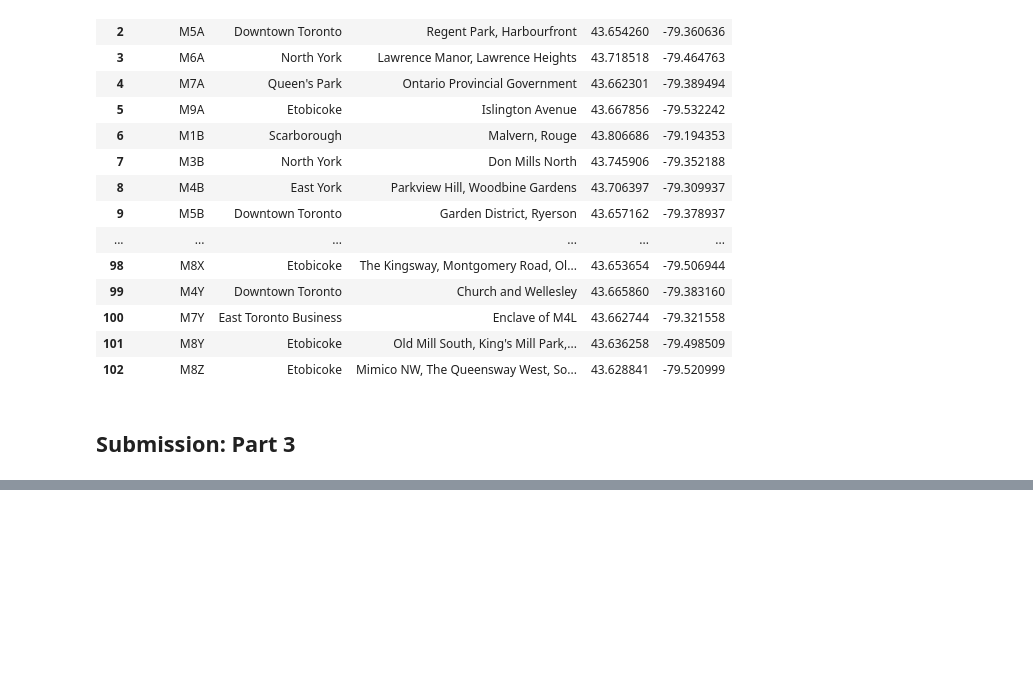
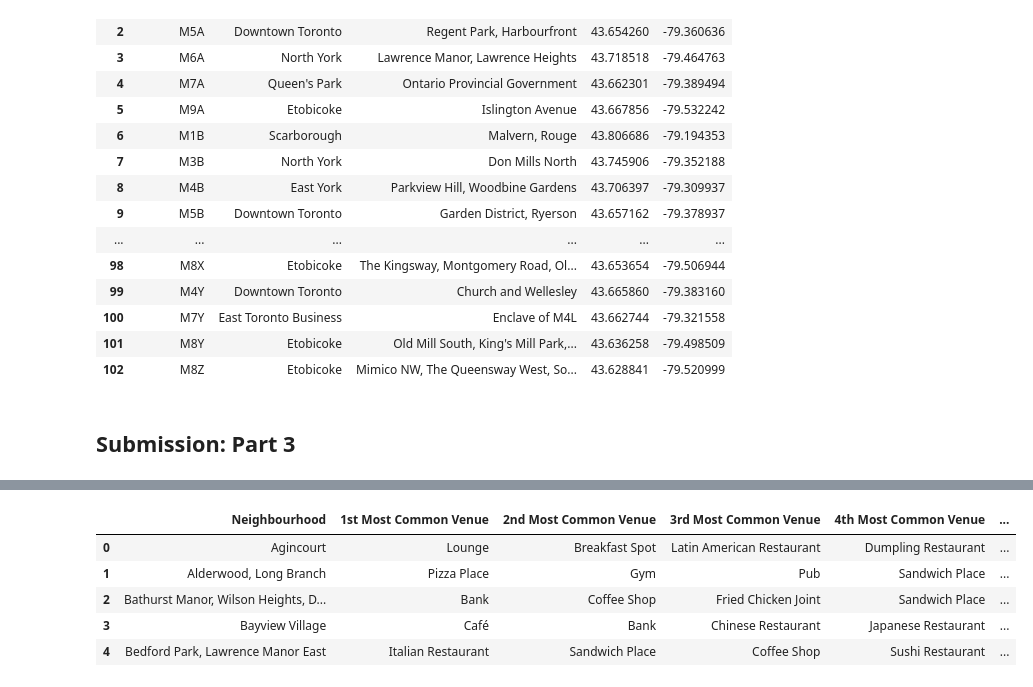
Before and after one commit to guptasaumya/Coursera_Capstone, a Jupyter notebook: the_battle_of_neighbourhoods.ipynb, the cells around one changed output, grey strips where cells are left out. Cells and saved outputs as stored; diff of their text form; code cells hidden in the pictures; blank space fills up the shorter version.

```diff
--- a/the_battle_of_neighbourhoods.ipynb
+++ b/the_battle_of_neighbourhoods.ipynb
@@ -125,0 +296,30 @@ neighbourhood_data
+# %%
+# we will look into top 10 most common venue categories
+num_top_venues = 10
+
+indicators = ['st', 'nd', 'rd']
+
+# create columns according to number of top venues
+columns = ['Neighbourhood']
+for ind in np.arange(num_top_venues):
+    try:
+        columns.append('{}{} Most Common Venue'.format(ind+1, indicators[ind]))
+    except:
+        columns.append('{}th Most Common Venue'.format(ind+1))
+
+# create new dataframe
+neighbourhoods_venues_sorted = pd.DataFrame(columns=columns)
+neighbourhoods_venues_sorted['Neighbourhood'] = toronto_grouped['Neighbourhood']
+
+for ind in np.arange(toronto_grouped.shape[0]):
+    neighbourhoods_venues_sorted.iloc[ind, 1:] = return_most_common_venues(toronto_grouped.iloc[ind, :],
+                                                                          num_top_venues)
+
+neighbourhoods_venues_sorted.head()
+# %% [output]
+|  | Neighbourhood | 1st Most Common Venue | 2nd Most Common Venue | 3rd Most Common Venue | 4th Most Common Venue | ... |
+| 0 | Agincourt | Lounge | Breakfast Spot | Latin American Restaurant | Dumpling Restaurant | ... |
+| 1 | Alderwood, Long Branch | Pizza Place | Gym | Pub | Sandwich Place | ... |
+| 2 | Bathurst Manor, Wilson Heights, D... | Bank | Coffee Shop | Fried Chicken Joint | Sandwich Place | ... |
+| 3 | Bayview Village | Café | Bank | Chinese Restaurant | Japanese Restaurant | ... |
+| 4 | Bedford Park, Lawrence Manor East | Italian Restaurant | Sandwich Place | Coffee Shop | Sushi Restaurant | ... |
```
Also changed, not shown: parts of 21 cells of this notebook.
